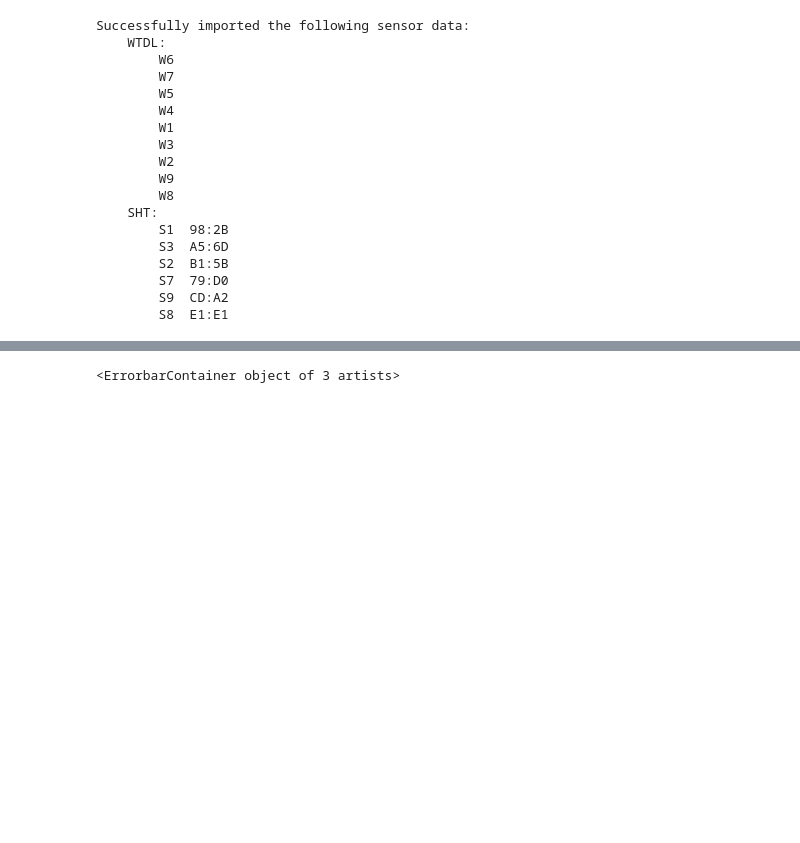
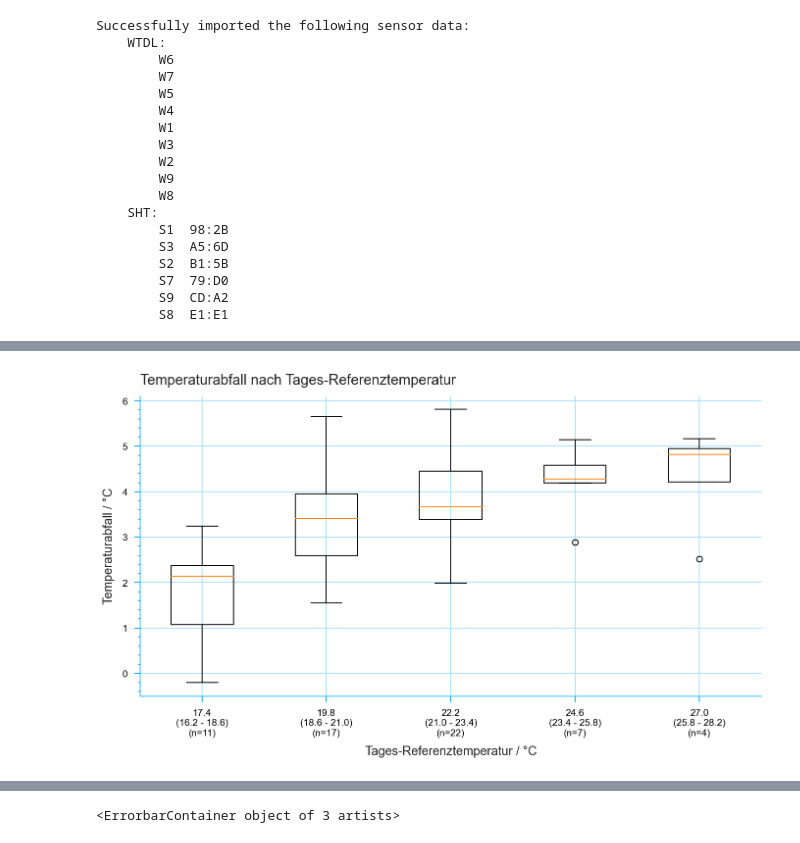
Before and after one commit to janjoch/kaltluftstrom, a Jupyter notebook: playground_development.ipynb, the cells around one changed output, grey strips where cells are left out. Drawn from its saved outputs; the diff is of its cells as text; code cells hidden in the pictures; blank space fills up the shorter version.

```diff
--- a/playground_development.ipynb
+++ b/playground_development.ipynb
@@ -59,0 +82,8 @@ dtd.assign_bins(("W6", "W7", "W8", "W9"))
+# %%
+dtd.plot_t_drop(
+    sensor_manual=SENSORS,
+    #frames=("27-1", "21-1"),
+    title="Temperaturabfall nach Tages-Referenztemperatur",
+)
+# %% [output]
+[figure, added]
```
Also changed, not shown: parts of 36 cells of this notebook, 6 other files.
